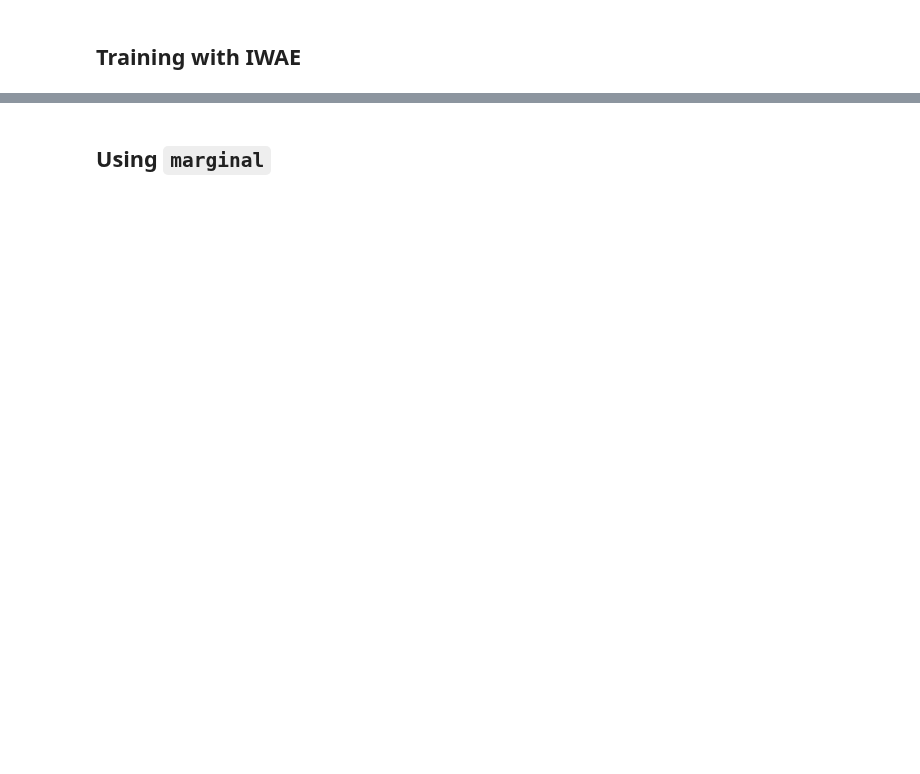
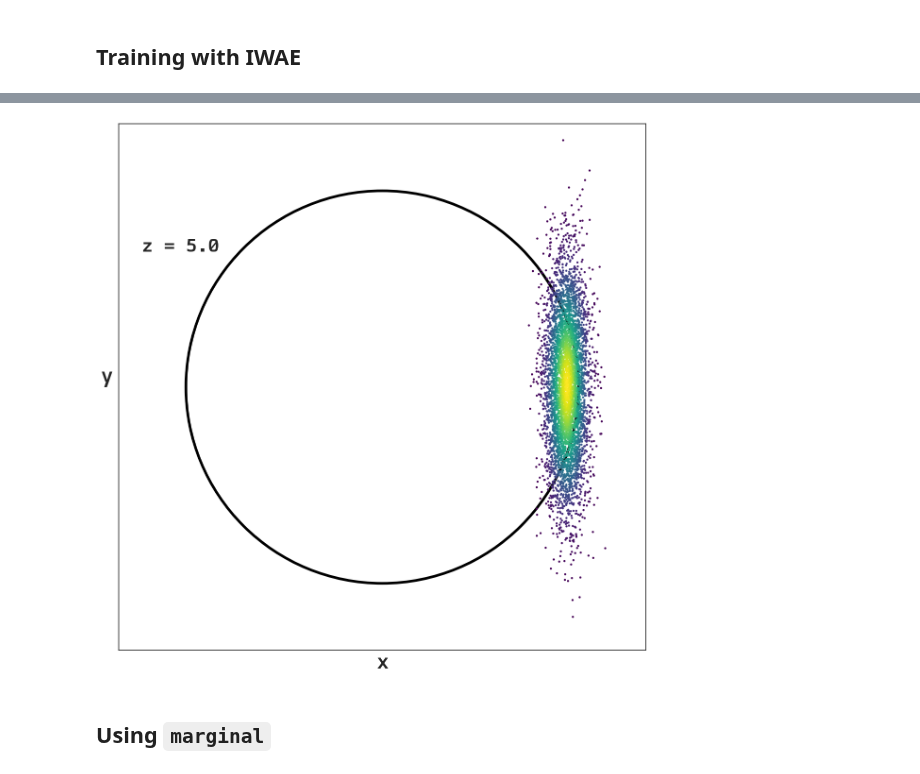
Before and after one commit to genjax-dev/genjax-chi, a Jupyter notebook: notebooks/nablasp/example_transcript.ipynb, the cells around one changed output, grey strips where cells are left out. Cells and saved outputs as stored; diff of their text form; code cells hidden in the pictures; blank space fills up the shorter version.

```diff
--- a/notebooks/nablasp/example_transcript.ipynb
+++ b/notebooks/nablasp/example_transcript.ipynb
@@ -262,8 +264,11 @@ ax.set_yticks([])
 ax.yaxis.labelpad = 18  # adjust the value as needed
 ax.yaxis.label.set_rotation(0)  # 90 degrees for vertical
 
+plt.tight_layout()  # Adjusts subplot params so that subplots fit into the figure area
+
 fig.savefig("img/naive_variational_iwae_elbo_5_samples.svg", format='svg')
 
 
 # Show the plot
 plt.show()
+# %% [output]
@@ -270,3 +276,4 @@ plt.show()
+[figure, added]
 # %%
 iwae_objective = nablasp.iwae_elbo(model, (),
                                    variational_family, (),
```
Also changed, not shown: parts of 6 cells of this notebook, 5 other files.
